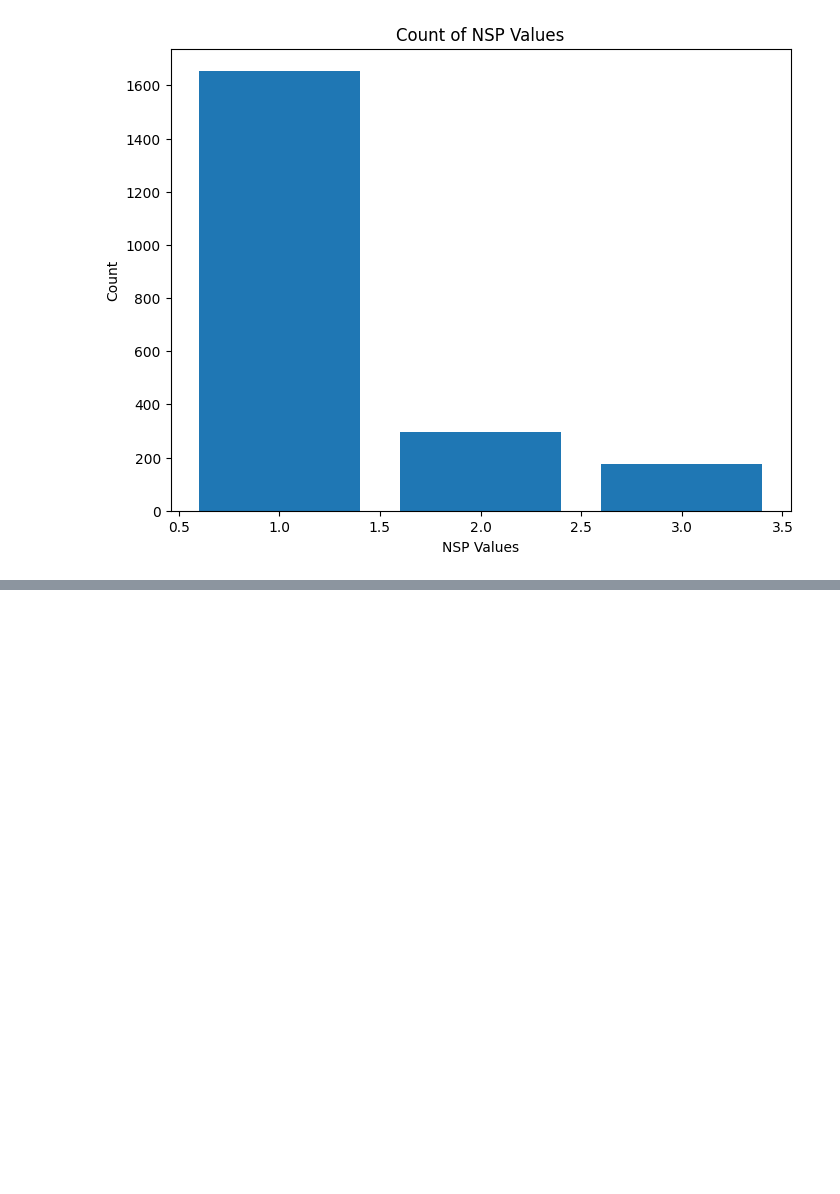
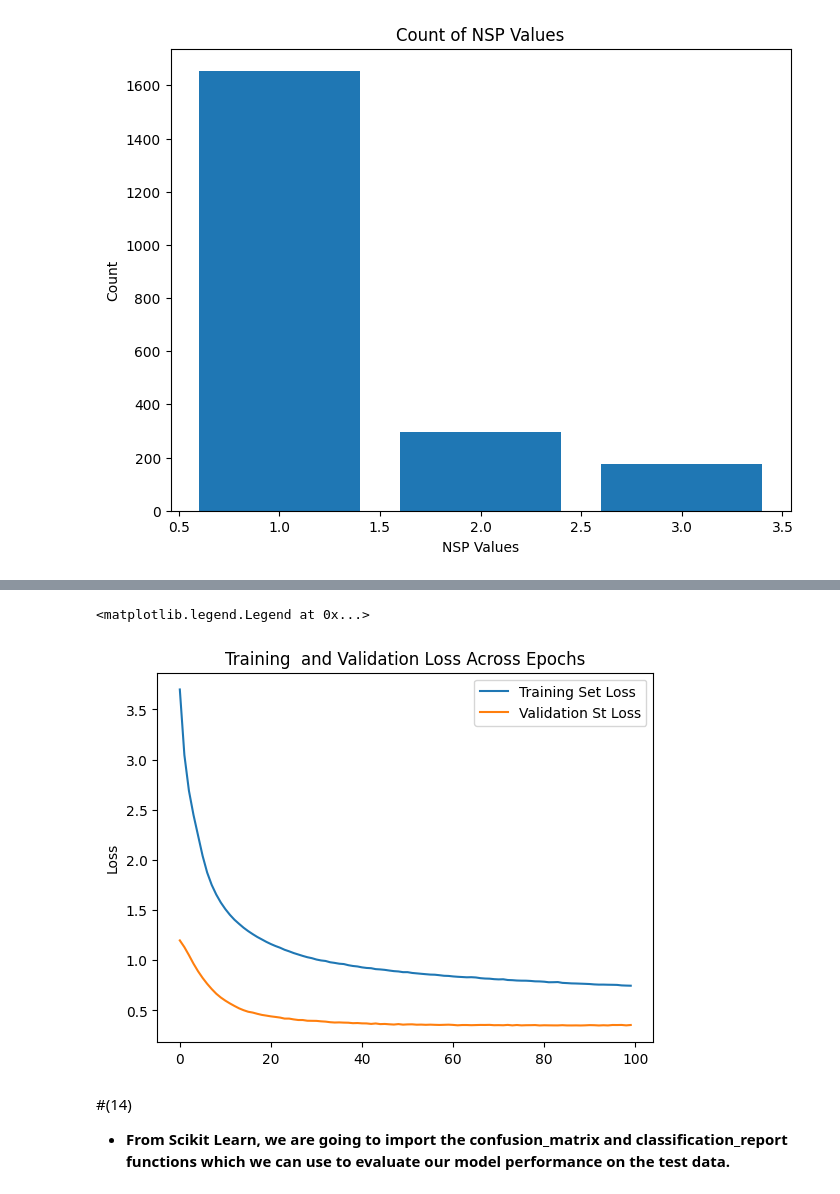
Before and after one commit to kwakpovwe/kwakpovwe, a Jupyter notebook: Introduction_to_Neural_Networks_with_Keras.ipynb, the cells around one changed output, grey strips where cells are left out. Drawn from its saved outputs; the diff is of its cells as text; code cells hidden in the pictures; blank space fills up the shorter version.

```diff
--- a/Introduction_to_Neural_Networks_with_Keras.ipynb
+++ b/Introduction_to_Neural_Networks_with_Keras.ipynb
@@ -104,0 +246,15 @@ plt.show()
+# %%
+loss = history.history['loss']
+validation_loss = history.history['val_loss']
+
+plt.plot(loss, label='Training Set Loss')
+plt.plot(validation_loss, label='Validation St Loss')
+plt.ylabel('Loss')
+plt.title('Training  and Validation Loss Across Epochs')
+plt.legend()
+# %% [output]
+<matplotlib.legend.Legend at 0x...>
+[figure, added]
+# %% [markdown]
+#(14)
+- **From Scikit Learn, we are going to import the confusion_matrix and classification_report functions which we can use to evaluate our model performance on the test data.**
```
Also changed, not shown: parts of 29 cells of this notebook.
